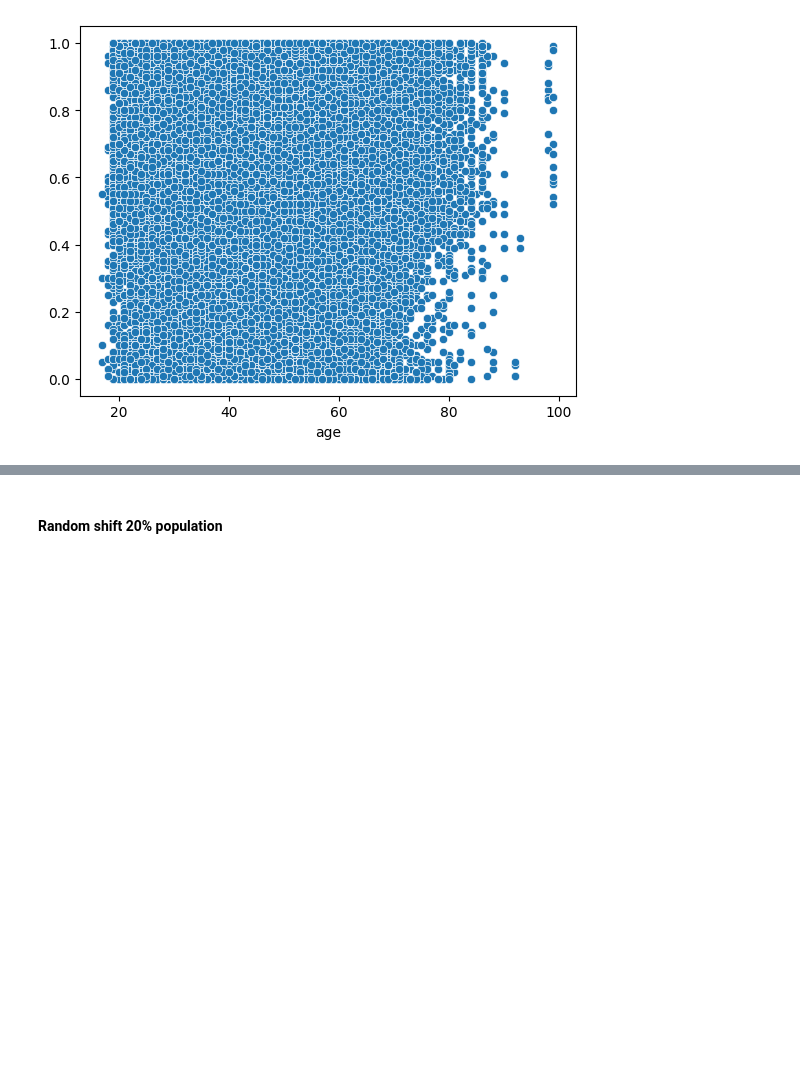
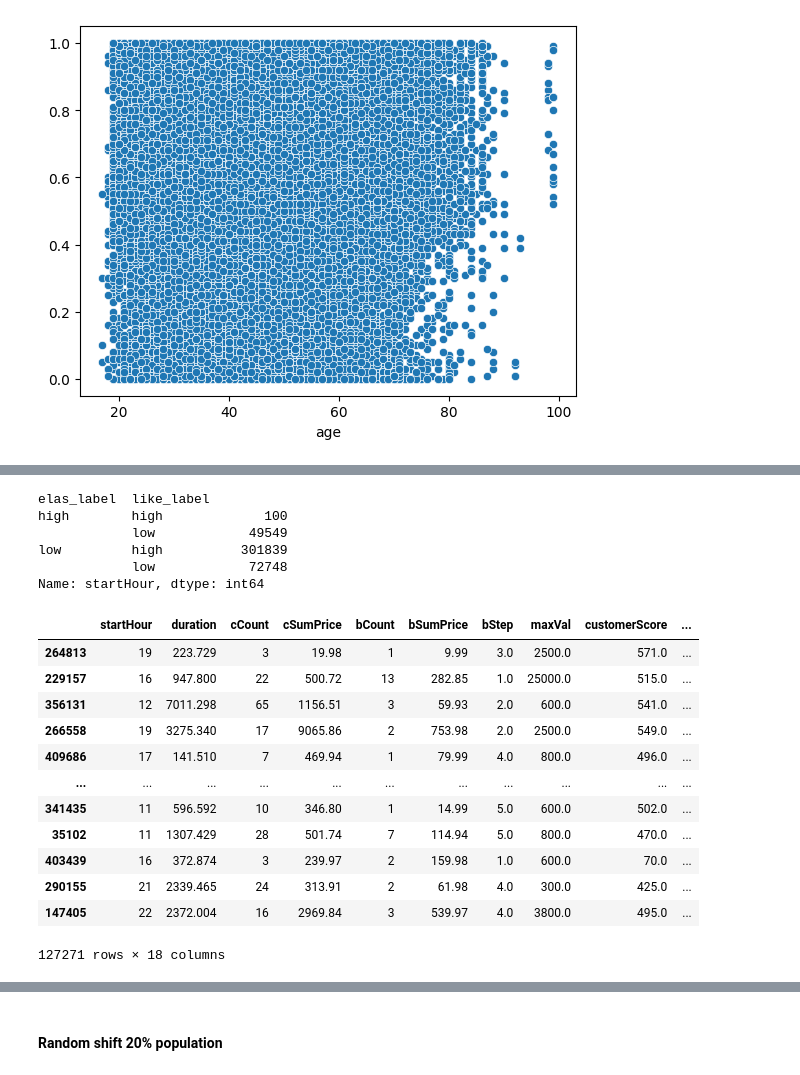
Before and after one commit to ShawnLiu119/Online-Order-Prediction-Pricing-Discrimination, a Jupyter notebook: order_pred_full.ipynb, the cells around one changed output, grey strips where cells are left out. Drawn from its saved outputs; the diff is of its cells as text; code cells hidden in the pictures; blank space fills up the shorter version.

```diff
--- a/order_pred_full.ipynb
+++ b/order_pred_full.ipynb
@@ -737,0 +796,35 @@ plt.show()
+# %%
+price_elasticity_index.groupby(['elas_label', 'like_label'])['startHour'].count()
+# %% [output]
+elas_label  like_label
+high        high             100
+            low            49549
+low         high          301839
+            low            72748
+Name: startHour, dtype: int64
+# %%
+#for positive elas. increase price, for negative elas, decrease price
+
+delta = 0.1
+df_seg = price_elasticity_index.copy()
+df_seg[df_seg['label'] == 'positive']['cSumPrice'] = df_seg[df_seg['label'] == 'positive']['cSumPrice'] * (1+delta)
+df_seg[df_seg['label'] == 'positive']['bSumPrice'] = df_seg[df_seg['label'] == 'positive']['bSumPrice'] * (1+delta)
+
+df_seg[df_seg['label'] == 'negative']['cSumPrice'] = df_seg[df_seg['label'] == 'negative']['cSumPrice'] * (1-delta)
+df_seg[df_seg['label'] == 'negative']['bSumPrice'] = df_seg[df_seg['label'] == 'negative']['bSumPrice'] * (1-delta)
+
+df_seg
+# %% [output]
+|  | startHour | duration | cCount | cSumPrice | bCount | bSumPrice | bStep | maxVal | customerScore | ... |
+| 264813 | 19 | 223.729 | 3 | 19.98 | 1 | 9.99 | 3.0 | 2500.0 | 571.0 | ... |
+| 229157 | 16 | 947.800 | 22 | 500.72 | 13 | 282.85 | 1.0 | 25000.0 | 515.0 | ... |
+| 356131 | 12 | 7011.298 | 65 | 1156.51 | 3 | 59.93 | 2.0 | 600.0 | 541.0 | ... |
+| 266558 | 19 | 3275.340 | 17 | 9065.86 | 2 | 753.98 | 2.0 | 2500.0 | 549.0 | ... |
+| 409686 | 17 | 141.510 | 7 | 469.94 | 1 | 79.99 | 4.0 | 800.0 | 496.0 | ... |
+| ... | ... | ... | ... | ... | ... | ... | ... | ... | ... | ... |
+| 341435 | 11 | 596.592 | 10 | 346.80 | 1 | 14.99 | 5.0 | 600.0 | 502.0 | ... |
+| 35102 | 11 | 1307.429 | 28 | 501.74 | 7 | 114.94 | 5.0 | 800.0 | 470.0 | ... |
+| 403439 | 16 | 372.874 | 3 | 239.97 | 2 | 159.98 | 1.0 | 600.0 | 70.0 | ... |
+| 290155 | 21 | 2339.465 | 24 | 313.91 | 2 | 61.98 | 4.0 | 300.0 | 425.0 | ... |
+| 147405 | 22 | 2372.004 | 16 | 2969.84 | 3 | 539.97 | 4.0 | 3800.0 | 495.0 | ... |
+127271 rows × 18 columns
```
Also changed, not shown: parts of 21 cells of this notebook.
